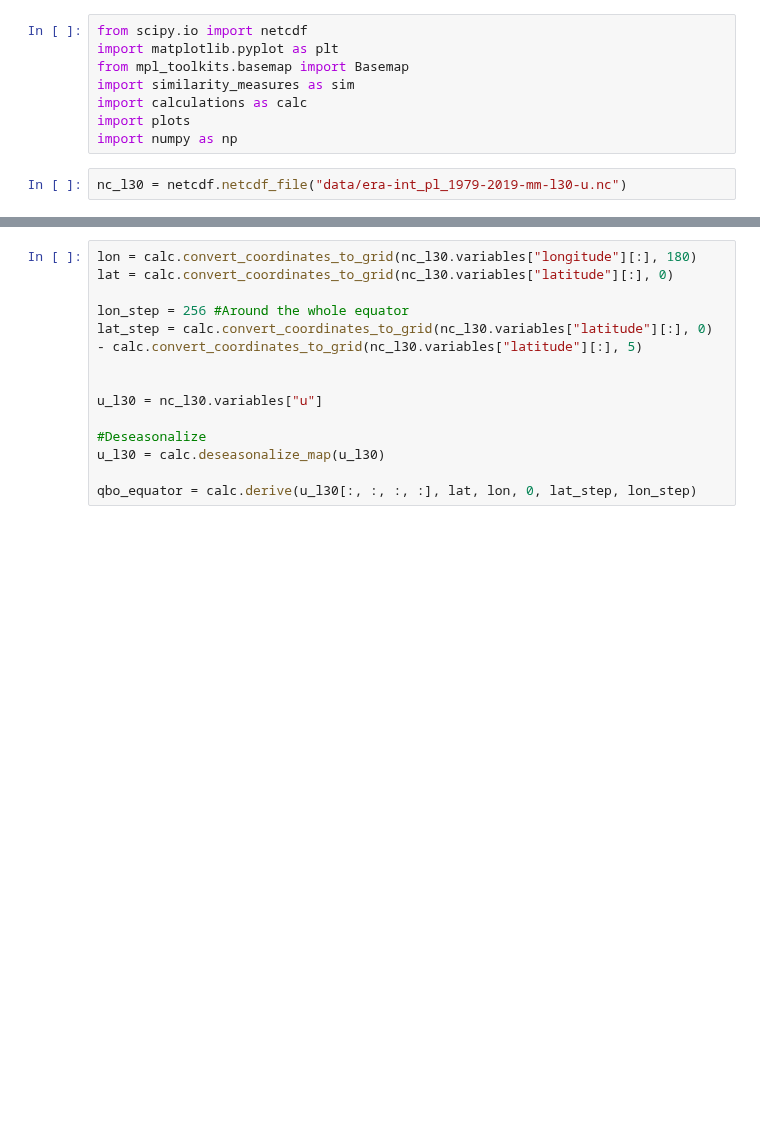
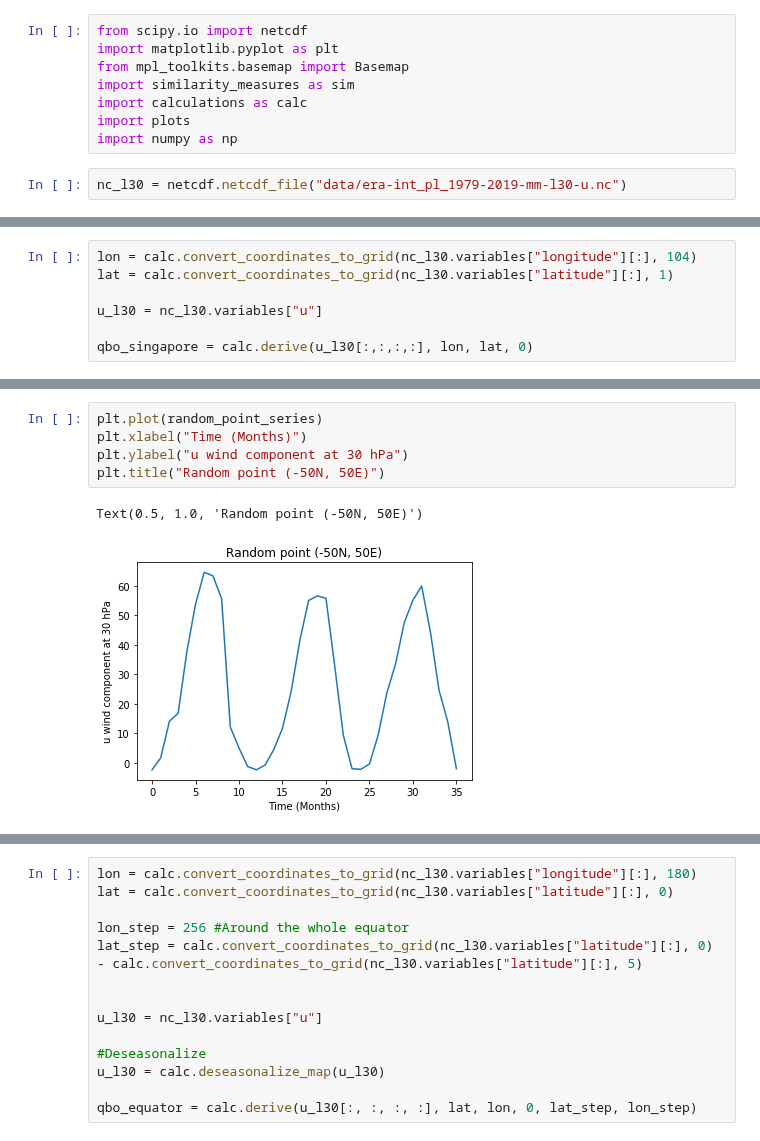
Before and after one commit to Climate-Data-Science/Climate-Similarity-Metrics, a Jupyter notebook: proposal_figures.ipynb, the cells around one changed output, grey strips where cells are left out. Saved outputs shown, nothing was run; the diff lists cells and outputs as text; blank space fills up the shorter version.

```diff
--- a/proposal_figures.ipynb
+++ b/proposal_figures.ipynb
@@ -10,0 +15,7 @@ nc_l30 = netcdf.netcdf_file("data/era-int_pl_1979-2019-mm-l30-u.nc")
+# %%
+lon = calc.convert_coordinates_to_grid(nc_l30.variables["longitude"][:], 104)
+lat = calc.convert_coordinates_to_grid(nc_l30.variables["latitude"][:], 1)
+
+u_l30 = nc_l30.variables["u"]
+
+qbo_singapore = calc.derive(u_l30[:,:,:,:], lon, lat, 0)
@@ -10,0 +57,8 @@ nc_l30 = netcdf.netcdf_file("data/era-int_pl_1979-2019-mm-l30-u.nc")
+# %%
+plt.plot(random_point_series)
+plt.xlabel("Time (Months)")
+plt.ylabel("u wind component at 30 hPa")
+plt.title("Random point (-50N, 50E)")
+# %% [output]
+Text(0.5, 1.0, 'Random point (-50N, 50E)')
+[figure, added]
```
Also changed, not shown: parts of 17 cells of this notebook, 2 other files.
